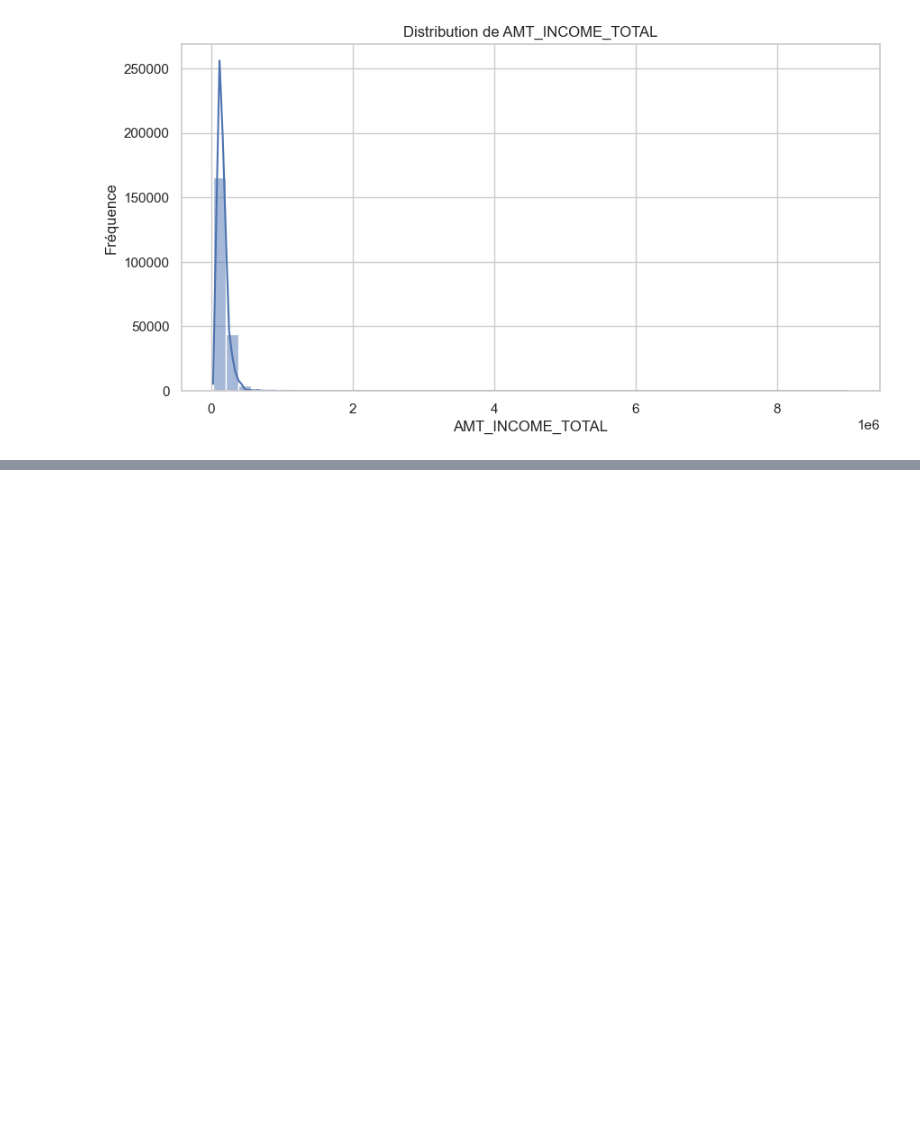
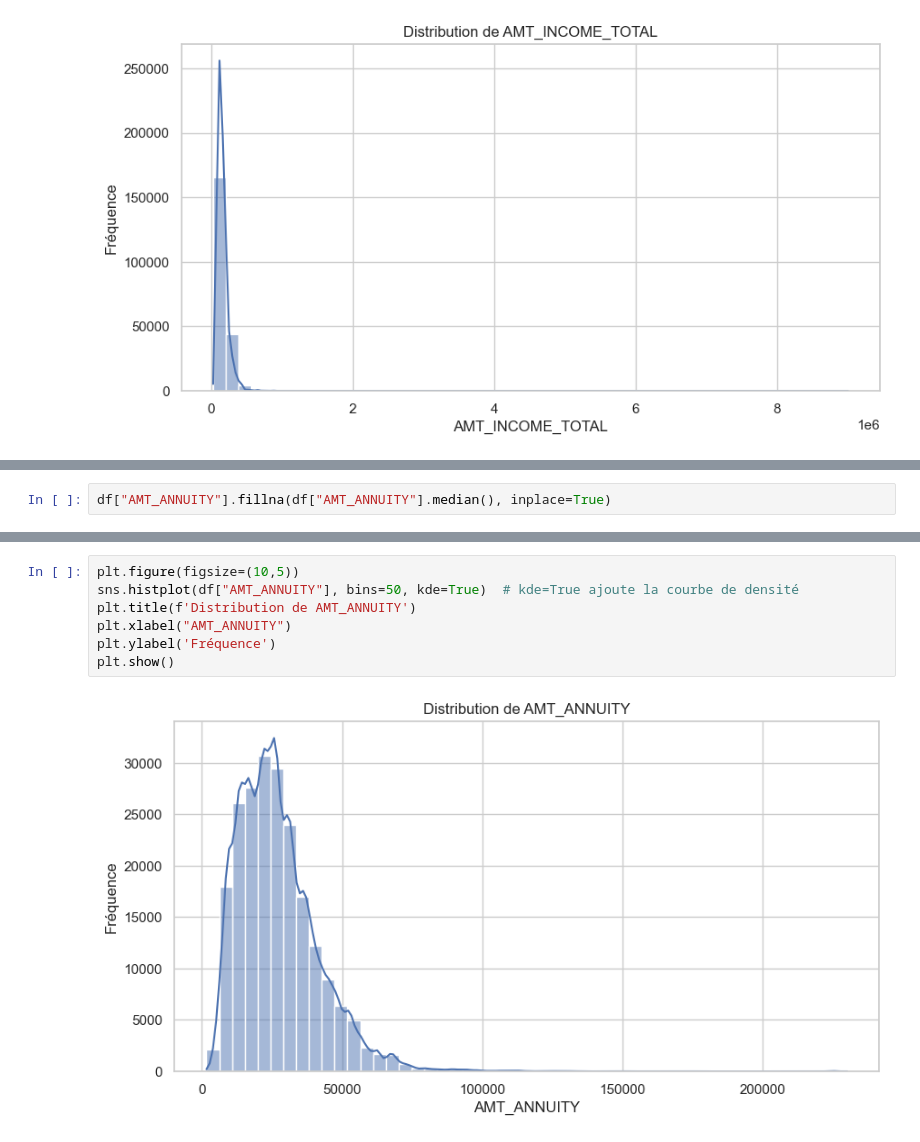
Before and after one commit to TheEngHamza/CreditRisk_HomeCredit, a Jupyter notebook: notebooks/01_EDA.ipynb, the cells around one changed output, grey strips where cells are left out. Saved outputs shown, nothing was run; the diff lists cells and outputs as text; blank space fills up the shorter version.

```diff
--- a/notebooks/01_EDA.ipynb
+++ b/notebooks/01_EDA.ipynb
@@ -234,0 +301,2 @@ plt.show()
+# %%
+df["AMT_ANNUITY"].fillna(df["AMT_ANNUITY"].median(), inplace=True)
@@ -234,0 +310,9 @@ plt.show()
+# %%
+plt.figure(figsize=(10,5))
+sns.histplot(df["AMT_ANNUITY"], bins=50, kde=True)  # kde=True ajoute la courbe de densité
+plt.title(f'Distribution de AMT_ANNUITY')
+plt.xlabel("AMT_ANNUITY")
+plt.ylabel('Fréquence')
+plt.show()
+# %% [output]
+[figure, added]
```
Also changed, not shown: parts of 14 cells of this notebook.
